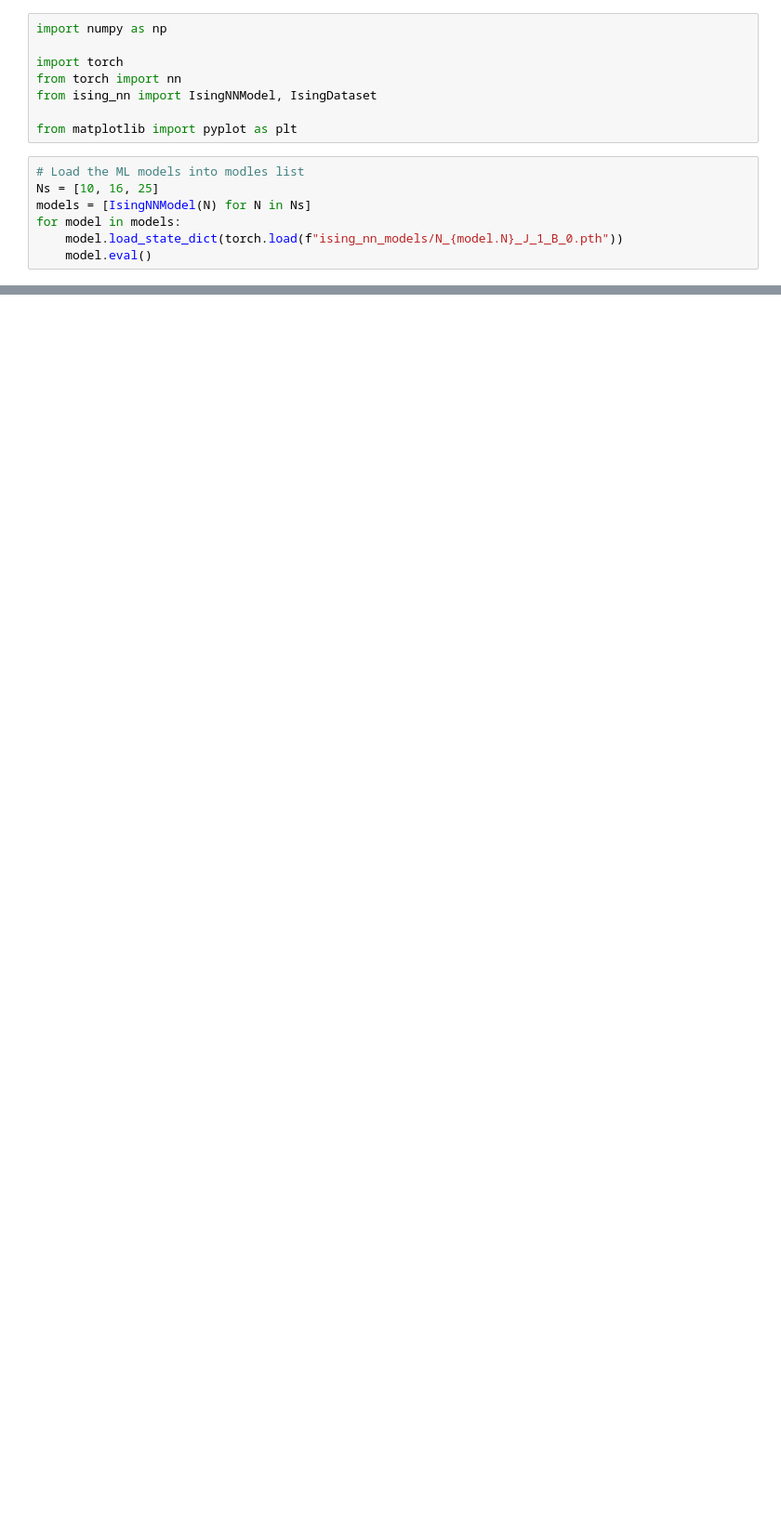
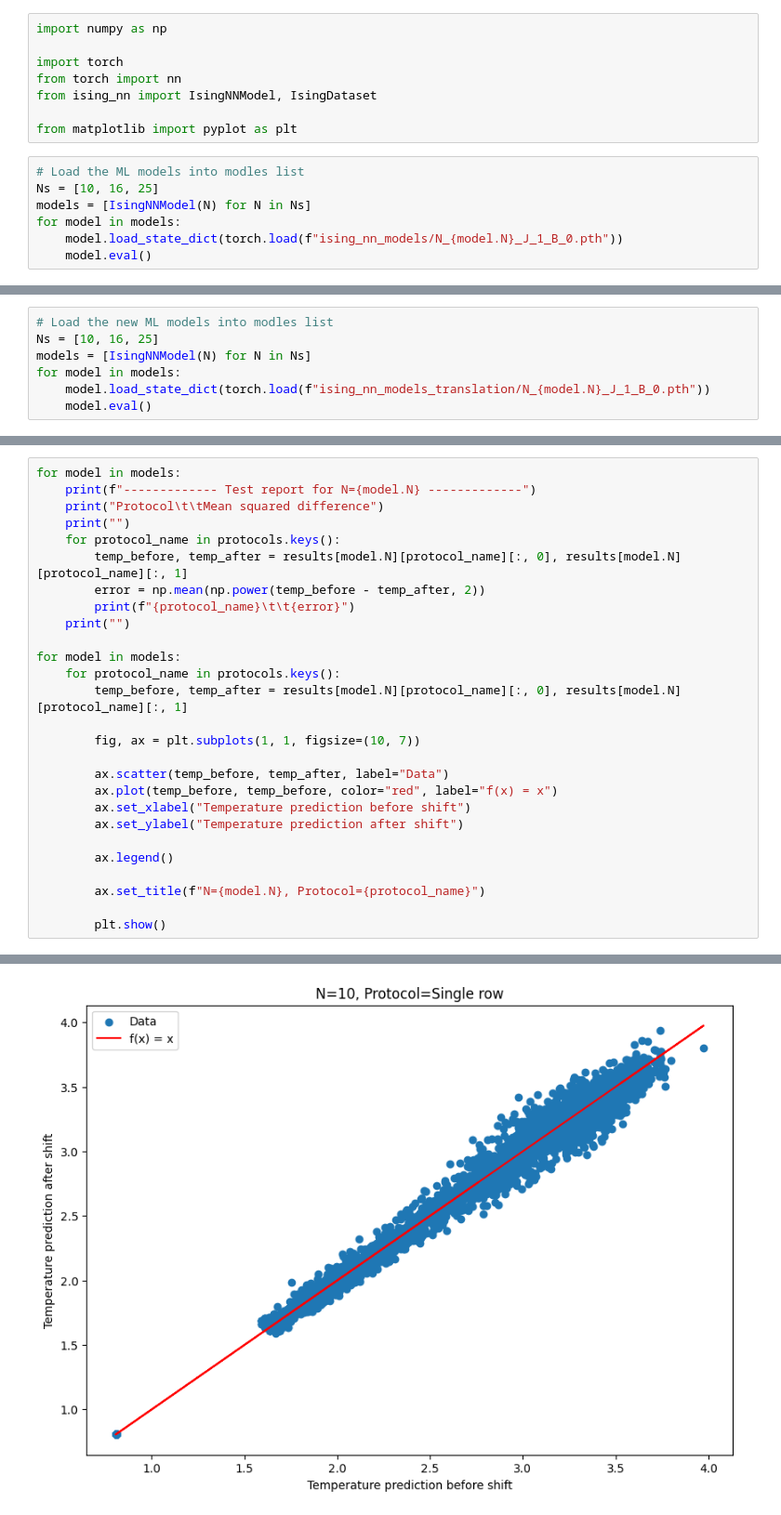
Before and after one commit to MaxNeg8/ml_ising, a Jupyter notebook: src/translation_invariance_numerical.ipynb, the cells around one changed output, grey strips where cells are left out. Shown at 93% size. Saved outputs shown, nothing was run; the diff lists cells and outputs as text; blank space fills up the shorter version.

Commit message:
Added training on translation invariance

```diff
--- a/src/translation_invariance_numerical.ipynb
+++ b/src/translation_invariance_numerical.ipynb
@@ -124,0 +137,7 @@ Random column           0.042512418698507255
+# %%
+# Load the new ML models into modles list
+Ns = [10, 16, 25]
+models = [IsingNNModel(N) for N in Ns]
+for model in models:
+    model.load_state_dict(torch.load(f"ising_nn_models_translation/N_{model.N}_J_1_B_0.pth"))
+    model.eval()
@@ -124,0 +167,28 @@ Random column           0.042512418698507255
+# %%
+for model in models:
+    print(f"------------- Test report for N={model.N} -------------")
+    print("Protocol\t\tMean squared difference")
+    print("")
+    for protocol_name in protocols.keys():
+        temp_before, temp_after = results[model.N][protocol_name][:, 0], results[model.N][protocol_name][:, 1]
+        error = np.mean(np.power(temp_before - temp_after, 2))
+        print(f"{protocol_name}\t\t{error}")
+    print("")
+
+for model in models:
+    for protocol_name in protocols.keys():
+        temp_before, temp_after = results[model.N][protocol_name][:, 0], results[model.N][protocol_name][:, 1]
+
+        fig, ax = plt.subplots(1, 1, figsize=(10, 7))
+
+        ax.scatter(temp_before, temp_after, label="Data")
+        ax.plot(temp_before, temp_before, color="red", label="f(x) = x")
+        ax.set_xlabel("Temperature prediction before shift")
+        ax.set_ylabel("Temperature prediction after shift")
+
+        ax.legend()
+
+        ax.set_title(f"N={model.N}, Protocol={protocol_name}")
+
+        plt.show()
+# %% [output]
@@ -124,0 +212 @@ Random column           0.042512418698507255
+[figure, added]
```
Also changed, not shown: parts of 7 cells of this notebook, 4 other files.
